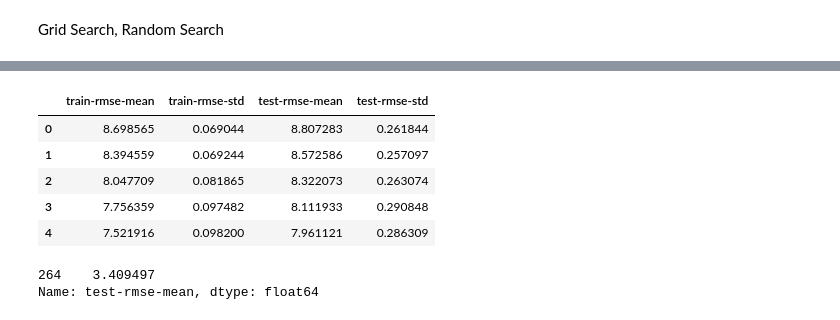
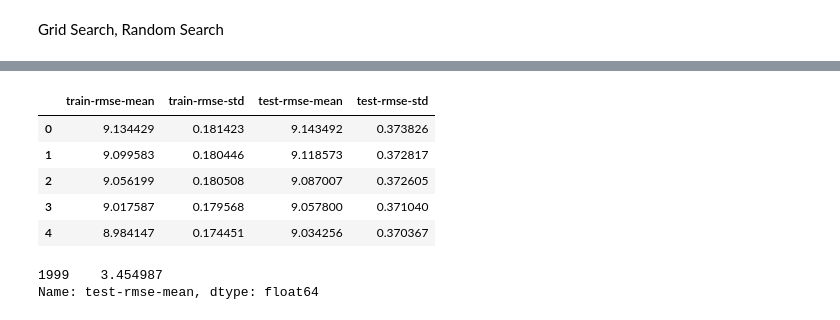
Before and after one commit to AkankshaB123/Optimisation, a Jupyter notebook: GradientBoosting_v1(Session4).ipynb, the cells around one changed output, grey strips where cells are left out. Cells and saved outputs as stored; diff of their text form; code cells hidden in the pictures.

```diff
--- a/GradientBoosting_v1(Session4).ipynb
+++ b/GradientBoosting_v1(Session4).ipynb
@@ -206,17 +209,19 @@ params = {
 # %%
-cv_results = xgb.cv(dtrain=data_dmatrix, params=params, nfold=5,
-                    num_boost_round=2000, early_stopping_rounds=10, metrics="rmse", as_pandas=True, seed=123)
+cv_results = xgb.cv(dtrain=data_dmatrix, params=params, nfold=3,
+                    num_boost_round=2000,early_stopping_rounds=10,metrics="rmse", as_pandas=True, seed=123)
+
+cv_results.head()
+# %% [output]
+|  | train-rmse-mean | train-rmse-std | test-rmse-mean | test-rmse-std |
+| 0 | 9.134429 | 0.181423 | 9.143492 | 0.373826 |
+| 1 | 9.099583 | 0.180446 | 9.118573 | 0.372817 |
+| 2 | 9.056199 | 0.180508 | 9.087007 | 0.372605 |
+| 3 | 9.017587 | 0.179568 | 9.057800 | 0.371040 |
+| 4 | 8.984147 | 0.174451 | 9.034256 | 0.370367 |
-# %%
-cv_results.head()
-# %% [output]
-|  | train-rmse-mean | train-rmse-std | test-rmse-mean | test-rmse-std |
-| 0 | 8.698565 | 0.069044 | 8.807283 | 0.261844 |
-| 1 | 8.394559 | 0.069244 | 8.572586 | 0.257097 |
-| 2 | 8.047709 | 0.081865 | 8.322073 | 0.263074 |
-| 3 | 7.756359 | 0.097482 | 8.111933 | 0.290848 |
-| 4 | 7.521916 | 0.098200 | 7.961121 | 0.286309 |
 # %%
 print((cv_results["test-rmse-mean"]).tail(1))
+
+xg_reg = xgb.train(params=params, dtrain=data_dmatrix, num_boost_round=2000)
 # %% [output]
-264    3.409497
+1999    3.454987
 Name: test-rmse-mean, dtype: float64
```
Also changed, not shown: parts of 18 cells of this notebook.
